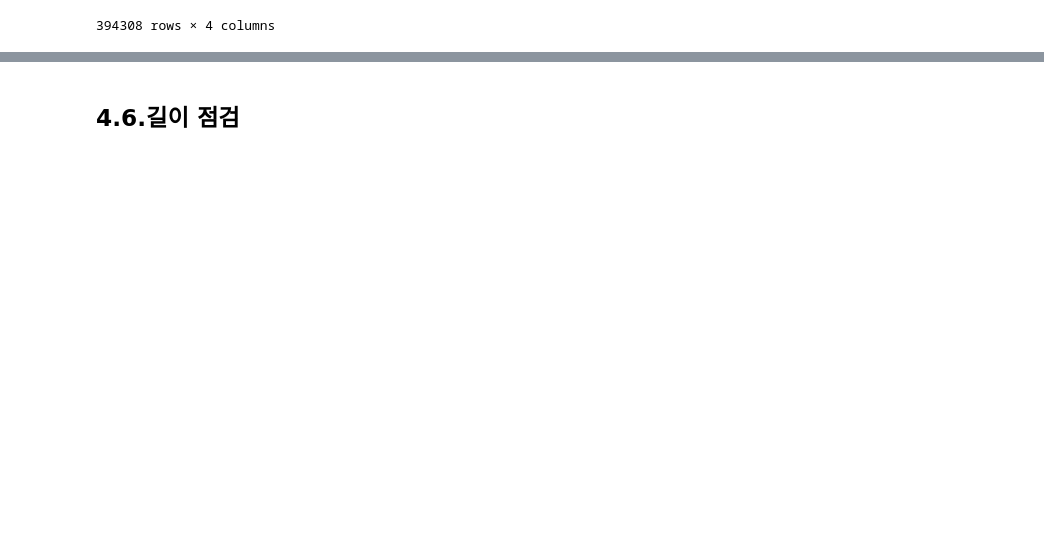
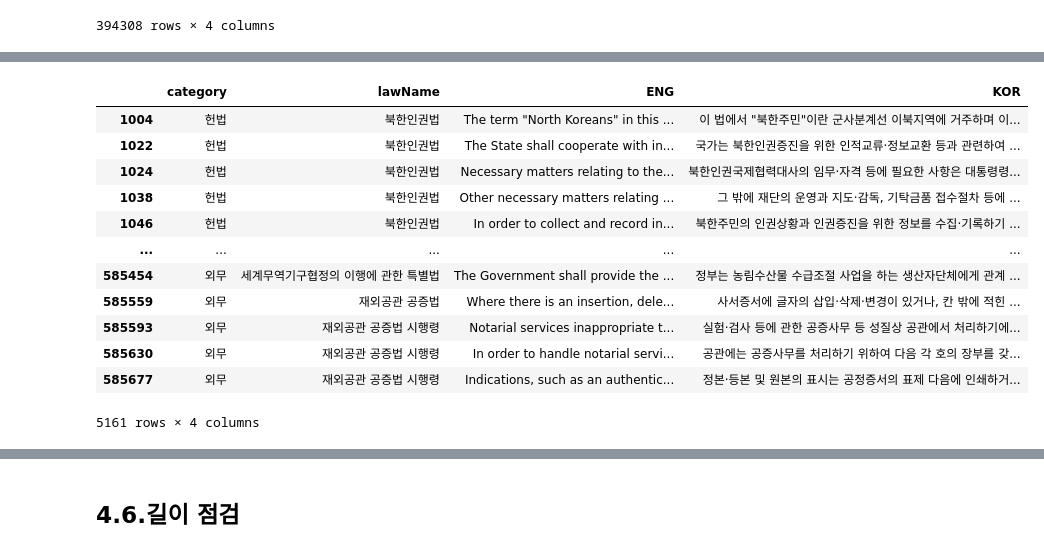
Before and after one commit to tjtmddnjswkd/capstone, a Jupyter notebook: 2_preprocessing/p3_preprocessing_memo.ipynb, the cells around one changed output, grey strips where cells are left out. Cells and saved outputs as stored; diff of their text form; code cells hidden in the pictures; blank space fills up the shorter version.

```diff
--- a/2_preprocessing/p3_preprocessing_memo.ipynb
+++ b/2_preprocessing/p3_preprocessing_memo.ipynb
@@ -2944,5 +2944,6 @@ df_last.sort_values(by="ENG", key=lambda col: col.apply(len))
 | 273760 | 지방제도 | 제주특별자치도 설치 및 국제자유도시 조성을 위한 특별법 | Matters to be prescribed by Presi... | 「도시 및 주거환경정비법」 제2조제3호나목, 같은 호 다목1... |
 394308 rows × 4 columns
 # %%
-df_last.to_csv(os.path.join(gdrive_path, "preprocessing/complete2.csv"), encoding="euc-kr")
-# df_last = pd.read_csv(os.path.join(gdrive_path, "preprocessing/complete2.csv"), encoding="euc-kr")
+# df_last.to_csv(os.path.join(gdrive_path, "preprocessing/complete2.csv"), encoding="euc-kr")
+df_last = pd.read_csv(os.path.join(gdrive_path, "preprocessing/complete2.csv"), encoding="euc-kr", index_col=0)
+df_last.head()
@@ -2950,0 +2961,16 @@ df_last.to_csv(os.path.join(gdrive_path, "preprocessing/complete2.csv"), encodin
+# %%
+df_last.loc[df_last.KOR.str.contains(r"[\s]*·[\s]*")]
+# %% [output]
+|  | category | lawName | ENG | KOR |
+| 1004 | 헌법 | 북한인권법 | The term "North Koreans" in this ... | 이 법에서 "북한주민"이란 군사분계선 이북지역에 거주하며 이... |
+| 1022 | 헌법 | 북한인권법 | The State shall cooperate with in... | 국가는 북한인권증진을 위한 인적교류·정보교환 등과 관련하여 ... |
+| 1024 | 헌법 | 북한인권법 | Necessary matters relating to the... | 북한인권국제협력대사의 임무·자격 등에 필요한 사항은 대통령령... |
+| 1038 | 헌법 | 북한인권법 | Other necessary matters relating ... | 그 밖에 재단의 운영과 지도·감독, 기탁금품 접수절차 등에 ... |
+| 1046 | 헌법 | 북한인권법 | In order to collect and record in... | 북한주민의 인권상황과 인권증진을 위한 정보를 수집·기록하기 ... |
+| ... | ... | ... | ... | ... |
+| 585454 | 외무 | 세계무역기구협정의 이행에 관한 특별법 | The Government shall provide the ... | 정부는 농림수산물 수급조절 사업을 하는 생산자단체에게 관계 ... |
+| 585559 | 외무 | 재외공관 공증법 | Where there is an insertion, dele... | 사서증서에 글자의 삽입·삭제·변경이 있거나, 칸 밖에 적힌 ... |
+| 585593 | 외무 | 재외공관 공증법 시행령 | Notarial services inappropriate t... | 실험·검사 등에 관한 공증사무 등 성질상 공관에서 처리하기에... |
+| 585630 | 외무 | 재외공관 공증법 시행령 | In order to handle notarial servi... | 공관에는 공증사무를 처리하기 위하여 다음 각 호의 장부를 갖... |
+| 585677 | 외무 | 재외공관 공증법 시행령 | Indications, such as an authentic... | 정본·등본 및 원본의 표시는 공정증서의 표제 다음에 인쇄하거... |
+5161 rows × 4 columns
```
Also changed, not shown: parts of 8 cells of this notebook.
